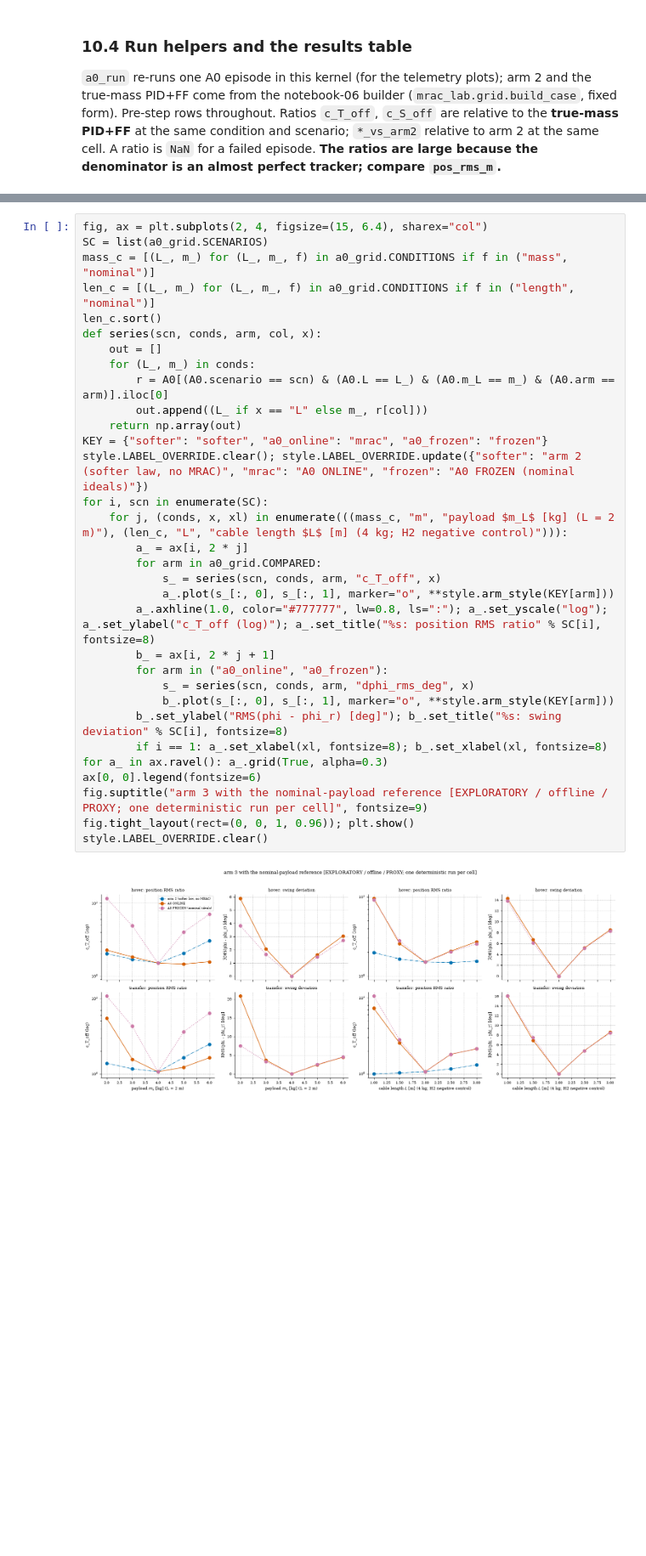
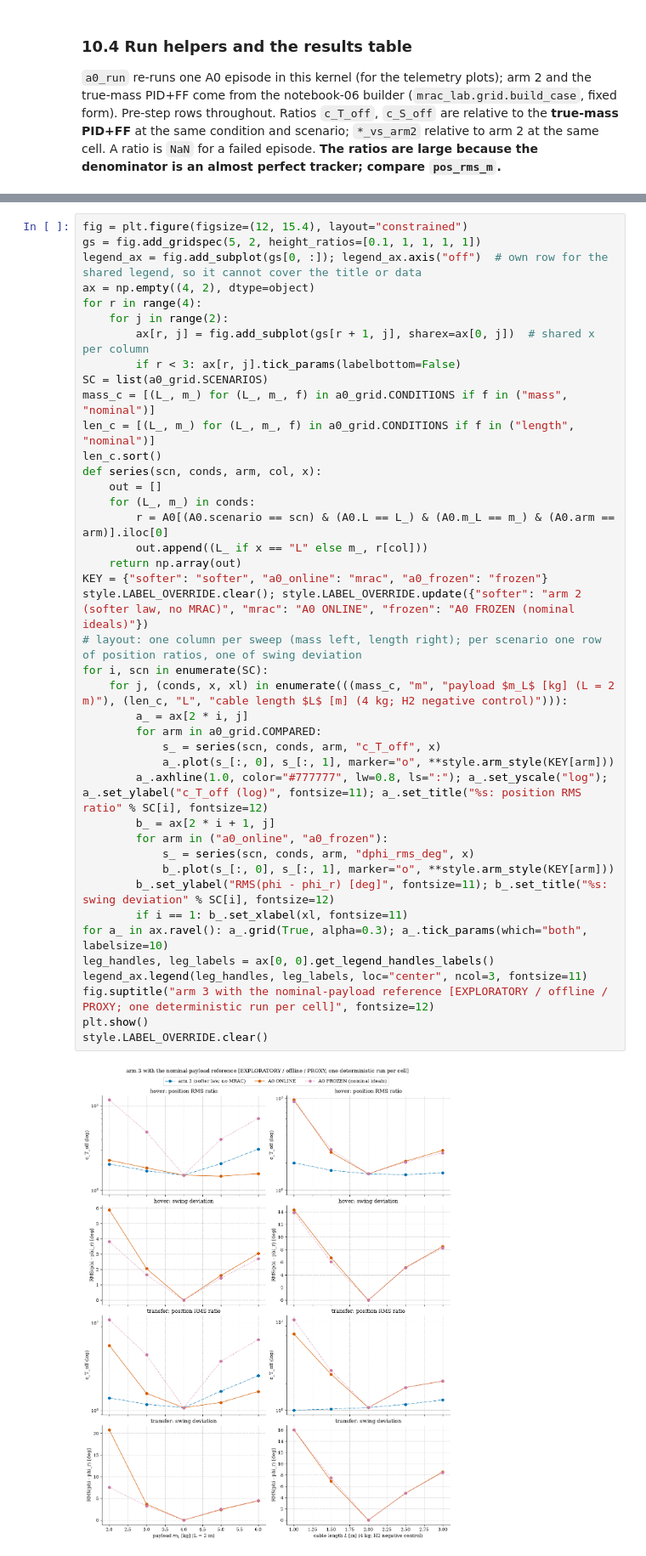
Before and after one commit to Mrjarkos/MRAC_Tutorial, a Jupyter notebook: 07_Arm3_MRAC_Design_and_Preliminary.ipynb, the cells around one changed output, grey strips where cells are left out. Shown at 85% size. Drawn from its saved outputs; the diff is of its cells as text; blank space fills up the shorter version.

```diff
--- a/07_Arm3_MRAC_Design_and_Preliminary.ipynb
+++ b/07_Arm3_MRAC_Design_and_Preliminary.ipynb
@@ -835,37 +835,46 @@ display(tel.style.format("{:.3g}", na_rep="n/a"))
 # %%
-fig, ax = plt.subplots(2, 4, figsize=(15, 6.4), sharex="col")
+fig = plt.figure(figsize=(12, 15.4), layout="constrained")
+gs = fig.add_gridspec(5, 2, height_ratios=[0.1, 1, 1, 1, 1])
+legend_ax = fig.add_subplot(gs[0, :]); legend_ax.axis("off")  # own row for the shared legend, so it cannot cover the title or data
+ax = np.empty((4, 2), dtype=object)
+for r in range(4):
+    for j in range(2):
+        ax[r, j] = fig.add_subplot(gs[r + 1, j], sharex=ax[0, j])  # shared x per column
+        if r < 3: ax[r, j].tick_params(labelbottom=False)
 SC = list(a0_grid.SCENARIOS)
 mass_c = [(L_, m_) for (L_, m_, f) in a0_grid.CONDITIONS if f in ("mass", "nominal")]
 len_c = [(L_, m_) for (L_, m_, f) in a0_grid.CONDITIONS if f in ("length", "nominal")]
 len_c.sort()
 def series(scn, conds, arm, col, x):
     out = []
     for (L_, m_) in conds:
         r = A0[(A0.scenario == scn) & (A0.L == L_) & (A0.m_L == m_) & (A0.arm == arm)].iloc[0]
         out.append((L_ if x == "L" else m_, r[col]))
     return np.array(out)
 KEY = {"softer": "softer", "a0_online": "mrac", "a0_frozen": "frozen"}
 style.LABEL_OVERRIDE.clear(); style.LABEL_OVERRIDE.update({"softer": "arm 2 (softer law, no MRAC)", "mrac": "A0 ONLINE", "frozen": "A0 FROZEN (nominal ideals)"})
+# layout: one column per sweep (mass left, length right); per scenario one row of position ratios, one of swing deviation
 for i, scn in enumerate(SC):
     for j, (conds, x, xl) in enumerate(((mass_c, "m", "payload $m_L$ [kg] (L = 2 m)"), (len_c, "L", "cable length $L$ [m] (4 kg; H2 negative control)"))):
-        a_ = ax[i, 2 * j]
+        a_ = ax[2 * i, j]
         for arm in a0_grid.COMPARED:
             s_ = series(scn, conds, arm, "c_T_off", x)
             a_.plot(s_[:, 0], s_[:, 1], marker="o", **style.arm_style(KEY[arm]))
-        a_.axhline(1.0, color="#777777", lw=0.8, ls=":"); a_.set_yscale("log"); a_.set_ylabel("c_T_off (log)"); a_.set_title("%s: position RMS ratio" % SC[i], fontsize=8)
-        b_ = ax[i, 2 * j + 1]
+        a_.axhline(1.0, color="#777777", lw=0.8, ls=":"); a_.set_yscale("log"); a_.set_ylabel("c_T_off (log)", fontsize=11); a_.set_title("%s: position RMS ratio" % SC[i], fontsize=12)
+        b_ = ax[2 * i + 1, j]
         for arm in ("a0_online", "a0_frozen"):
             s_ = series(scn, conds, arm, "dphi_rms_deg", x)
             b_.plot(s_[:, 0], s_[:, 1], marker="o", **style.arm_style(KEY[arm]))
-        b_.set_ylabel("RMS(phi - phi_r) [deg]"); b_.set_title("%s: swing deviation" % SC[i], fontsize=8)
-        if i == 1: a_.set_xlabel(xl, fontsize=8); b_.set_xlabel(xl, fontsize=8)
-for a_ in ax.ravel(): a_.grid(True, alpha=0.3)
-ax[0, 0].legend(fontsize=6)
-fig.suptitle("arm 3 with the nominal-payload reference [EXPLORATORY / offline / PROXY; one deterministic run per cell]", fontsize=9)
-fig.tight_layout(rect=(0, 0, 1, 0.96)); plt.show()
+        b_.set_ylabel("RMS(phi - phi_r) [deg]", fontsize=11); b_.set_title("%s: swing deviation" % SC[i], fontsize=12)
+        if i == 1: b_.set_xlabel(xl, fontsize=11)
+for a_ in ax.ravel(): a_.grid(True, alpha=0.3); a_.tick_params(which="both", labelsize=10)
+leg_handles, leg_labels = ax[0, 0].get_legend_handles_labels()
+legend_ax.legend(leg_handles, leg_labels, loc="center", ncol=3, fontsize=11)
+fig.suptitle("arm 3 with the nominal-payload reference [EXPLORATORY / offline / PROXY; one deterministic run per cell]", fontsize=12)
+plt.show()
 style.LABEL_OVERRIDE.clear()
 # %% [output]
-[figure, old version]
+[figure, new version]
 # %% [markdown]
 ### 10.6 Interactive explorers
 **Trajectories.** One condition and scenario; the true-mass PID+FF (denominator), arm 2, A0 ONLINE and A0 FROZEN on the standard six panels. Taut exits (none in the cached grid) would be noted under the figure.
```
Also changed, not shown: parts of 4 cells of this notebook, 6 other files.
